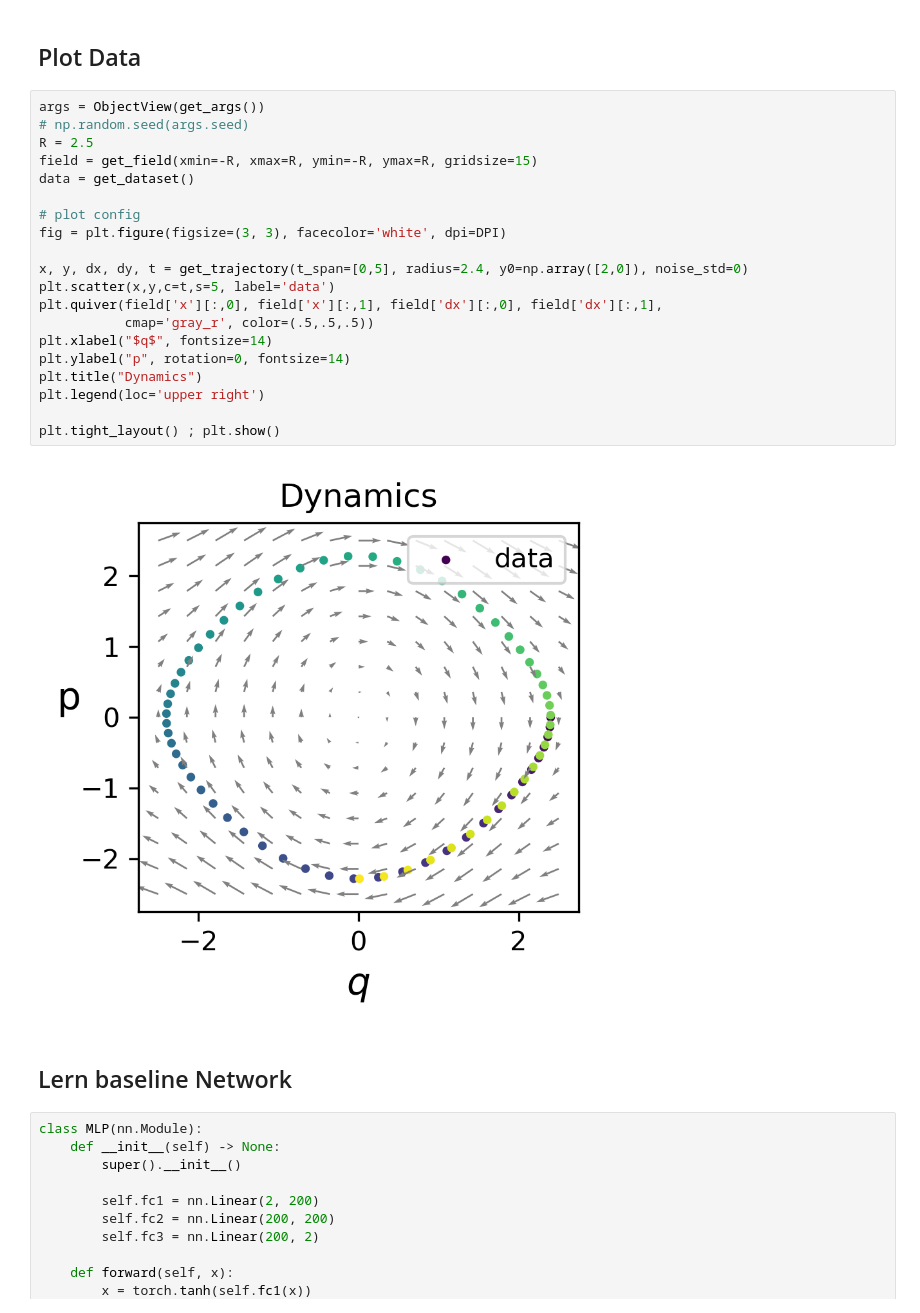
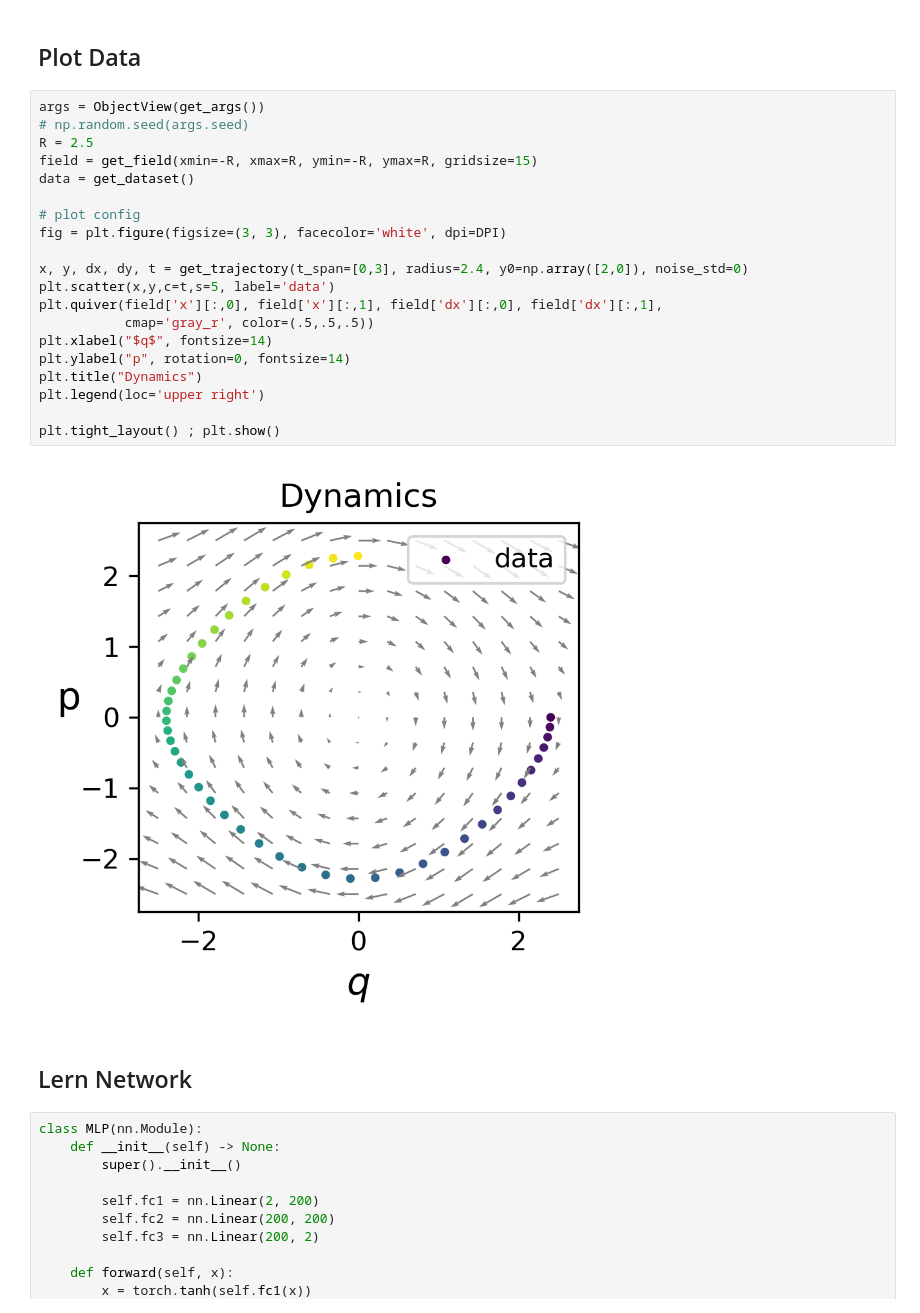
Before and after one commit to bGuenes/Scientific_ML_seminar, a Jupyter notebook: baseline.ipynb, the cells around one changed output. Drawn from its saved outputs; the diff is of its cells as text.

```diff
--- a/baseline.ipynb
+++ b/baseline.ipynb
@@ -111,27 +111,27 @@ class ObjectView(object):
 # %%
 args = ObjectView(get_args())
 # np.random.seed(args.seed)
 R = 2.5
 field = get_field(xmin=-R, xmax=R, ymin=-R, ymax=R, gridsize=15)
 data = get_dataset()
 
 # plot config
 fig = plt.figure(figsize=(3, 3), facecolor='white', dpi=DPI)
 
-x, y, dx, dy, t = get_trajectory(t_span=[0,5], radius=2.4, y0=np.array([2,0]), noise_std=0)
+x, y, dx, dy, t = get_trajectory(t_span=[0,3], radius=2.4, y0=np.array([2,0]), noise_std=0)
 plt.scatter(x,y,c=t,s=5, label='data')
 plt.quiver(field['x'][:,0], field['x'][:,1], field['dx'][:,0], field['dx'][:,1],
            cmap='gray_r', color=(.5,.5,.5))
 plt.xlabel("$q$", fontsize=14)
 plt.ylabel("p", rotation=0, fontsize=14)
 plt.title("Dynamics")
 plt.legend(loc='upper right')
 
 plt.tight_layout() ; plt.show()
 # %% [output]
-[figure, old version]
+[figure, new version]
 # %% [markdown]
-## Lern baseline Network
+## Lern Network
 # %%
 class MLP(nn.Module):
     def __init__(self) -> None:
```
Also changed, not shown: parts of 7 cells of this notebook.
